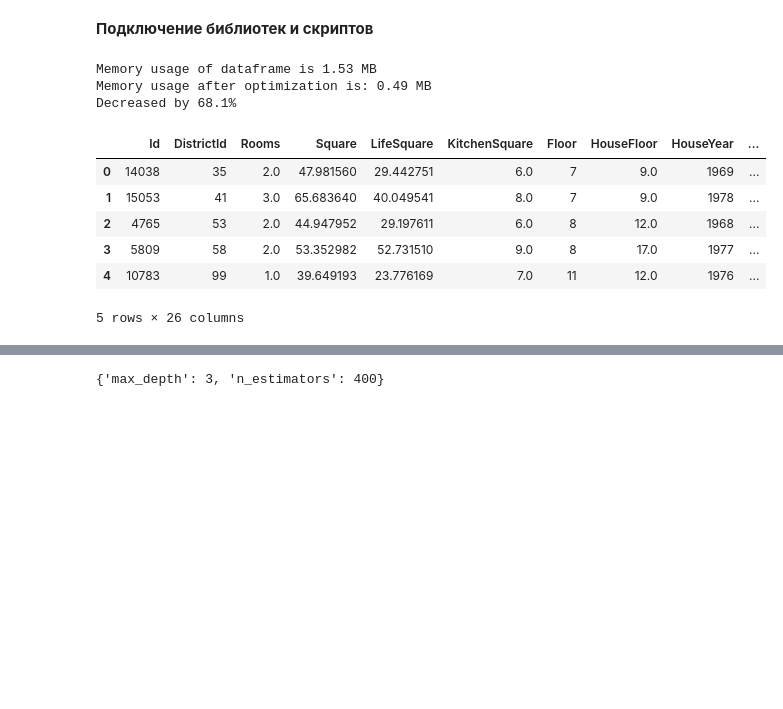
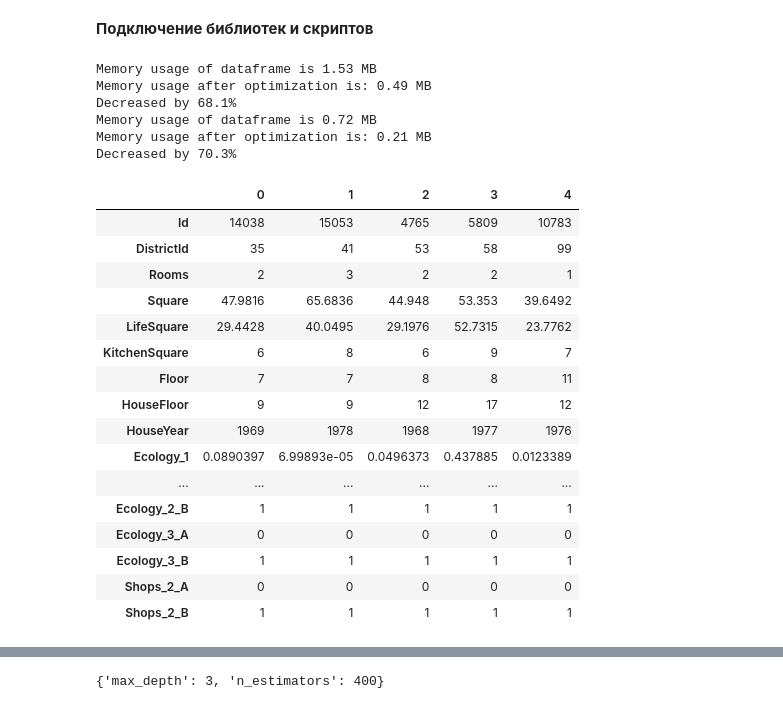
Before and after one commit to albul-k/gb_python_data_science_libs, a Jupyter notebook: course_work_train.ipynb, the cells around one changed output, grey strips where cells are left out. Drawn from its saved outputs; the diff is of its cells as text; code cells hidden in the pictures; blank space fills up the shorter version.

```diff
--- a/course_work_train.ipynb
+++ b/course_work_train.ipynb
@@ -76,7 +76,7 @@ class DataPipeline:
         """Сохранение статистик"""
         self.medians = df[['LifeSquare', 'Healthcare_1']].median()
 
-    def transform(self, df):
+    def transform_0(self, df):
         """Трансформация данных"""
 
         # 1. Пропуски
@@ -94,22 +94,19 @@ class DataPipeline:
         df.loc[(df['LifeSquare'] > df['Square']), 'LifeSquare'] = df['Square']
 
         #
-        df.loc[((df['KitchenSquare'] > df['LifeSquare']*0.3) | (df['KitchenSquare'] < 4)), 'KitchenSquare'] = df['KitchenSquare'].median()
+        df.loc[((df['KitchenSquare'] > df['LifeSquare']*0.3) | (df['KitchenSquare'] < 3)), 'KitchenSquare'] = df['KitchenSquare'].median()
 
         #
-        #df.loc[(df['KitchenSquare'] > df['LifeSquare']), 'KitchenSquare'] = df['LifeSquare']
+        df.loc[(df['HouseYear'] > 2020), 'HouseYear'] = 2020
 
+        #
+        df.loc[((df['Rooms'] > 6) | (df['Rooms'] < 1)), 'Rooms'] = df['Rooms'].median()
 
-        # 3. Новые фичи (features)
+        #
+        df.loc[(df['HouseFloor'] < 1), 'HouseFloor'] = 1
 
-        # Доля спален в общем кол-ве комнат
-        #df['bedroom_share'] = df['total_bedrooms'] / df['total_rooms'] * 100
-        # Сколько человек в среднем живут в одной комнате
-        #df['population_per_room'] = df['population'] / df['total_rooms']
-
-        #df['HouseYear'] = df['HouseYear'] // 5 * 5
-
-        df['Price'] = df['Price'] // 10000 * 10000
+        #
+        df.loc[(df['HouseFloor'] > 50), 'HouseFloor'] = df['HouseFloor'].median()
 
         # 4. Обработка категорий
         df = pd.concat([df, pd.get_dummies(df['Ecology_2'], prefix='Ecology_2', dtype='int8')], axis=1)
@@ -117,5 +114,15 @@ class DataPipeline:
         df = pd.concat([df, pd.get_dummies(df['Shops_2'], prefix='Shops_2', dtype='int8')], axis=1)
 
         return df
+
+    def transform_1(self, df):
+        # 3. Новые фичи (features)
+
+        #
+        #df['SquareMeterPrice'] = df['Price'] / df['Square']
+
+        df['Price'] = df['Price'] // 10000 * 10000
+
+        return df
 # %%
 DATASET_PATH = 'train.csv'
@@ -125,23 +133,43 @@ REPORTS_FILE_PATH = './reports/'
 SCALER_FILE_PATH = './models/scaler.pkl'
 MODEL_FILE_PATH = './models/model.pkl'
 # %%
+pipe = DataPipeline()
+
 df = pd.read_csv(DATASET_PATH)
 df = reduce_mem_usage(df)
 
-pipe = DataPipeline()
 pipe.fit(df)
-df = pipe.transform(df)
+df = pipe.transform_0(df)
+df = pipe.transform_1(df)
+
+X_final = pd.read_csv(TEST_DATASET_PATH)
+X_final = reduce_mem_usage(X_final)
+pipe.fit(X_final)
+X_final = pipe.transform_0(X_final)
 # %% [output]
 Memory usage of dataframe is 1.53 MB
 Memory usage after optimization is: 0.49 MB
 Decreased by 68.1%
+Memory usage of dataframe is 0.72 MB
+Memory usage after optimization is: 0.21 MB
+Decreased by 70.3%
 # %%
-df.head()
+df.head().T
 # %% [output]
-|  | Id | DistrictId | Rooms | Square | LifeSquare | KitchenSquare | Floor | HouseFloor | HouseYear | ... |
-| 0 | 14038 | 35 | 2.0 | 47.981560 | 29.442751 | 6.0 | 7 | 9.0 | 1969 | ... |
-| 1 | 15053 | 41 | 3.0 | 65.683640 | 40.049541 | 8.0 | 7 | 9.0 | 1978 | ... |
-| 2 | 4765 | 53 | 2.0 | 44.947952 | 29.197611 | 6.0 | 8 | 12.0 | 1968 | ... |
-| 3 | 5809 | 58 | 2.0 | 53.352982 | 52.731510 | 9.0 | 8 | 17.0 | 1977 | ... |
-| 4 | 10783 | 99 | 1.0 | 39.649193 | 23.776169 | 7.0 | 11 | 12.0 | 1976 | ... |
+|  | 0 | 1 | 2 | 3 | 4 |
+| Id | 14038 | 15053 | 4765 | 5809 | 10783 |
+| DistrictId | 35 | 41 | 53 | 58 | 99 |
+| Rooms | 2 | 3 | 2 | 2 | 1 |
+| Square | 47.9816 | 65.6836 | 44.948 | 53.353 | 39.6492 |
+| LifeSquare | 29.4428 | 40.0495 | 29.1976 | 52.7315 | 23.7762 |
+| KitchenSquare | 6 | 8 | 6 | 9 | 7 |
+| Floor | 7 | 7 | 8 | 8 | 11 |
+| HouseFloor | 9 | 9 | 12 | 17 | 12 |
+| HouseYear | 1969 | 1978 | 1968 | 1977 | 1976 |
+| Ecology_1 | 0.0890397 | 6.99893e-05 | 0.0496373 | 0.437885 | 0.0123389 |
+| ... | ... | ... | ... | ... | ... |
+| Ecology_2_B | 1 | 1 | 1 | 1 | 1 |
+| Ecology_3_A | 0 | 0 | 0 | 0 | 0 |
+| Ecology_3_B | 1 | 1 | 1 | 1 | 1 |
+| Shops_2_A | 0 | 0 | 0 | 0 | 0 |
+| Shops_2_B | 1 | 1 | 1 | 1 | 1 |
-5 rows × 26 columns
```
Also changed, not shown: parts of 28 cells of this notebook, 7 other files.
